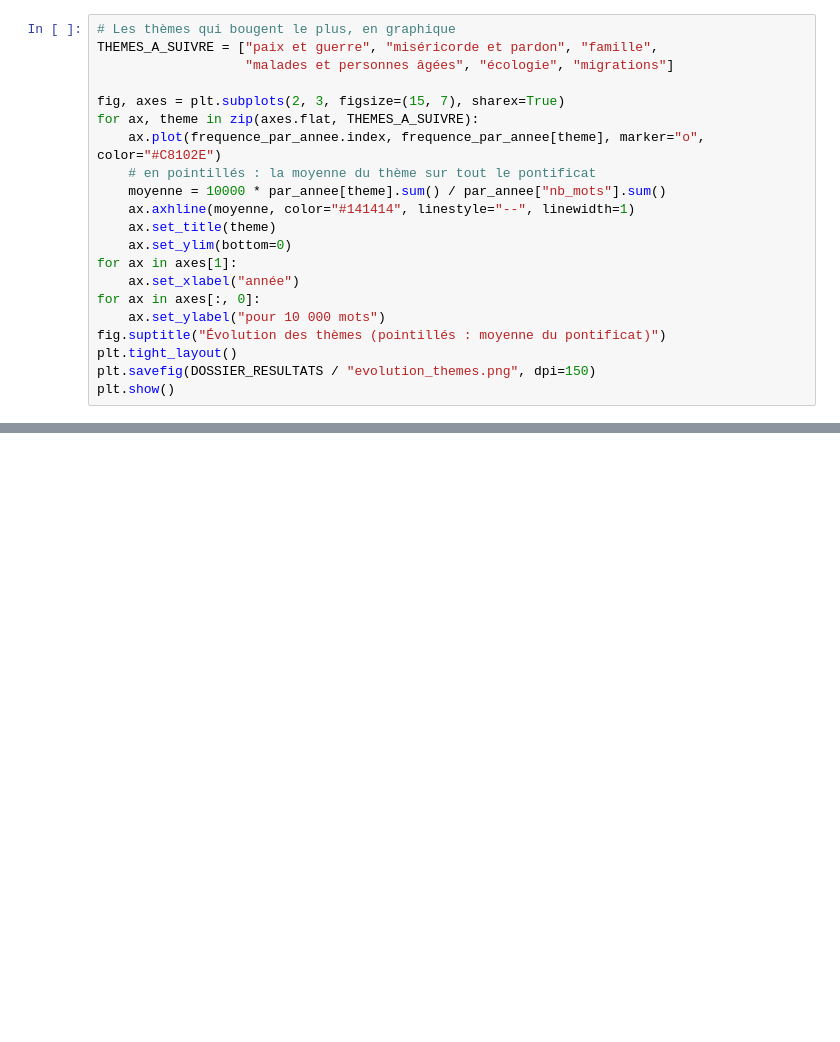
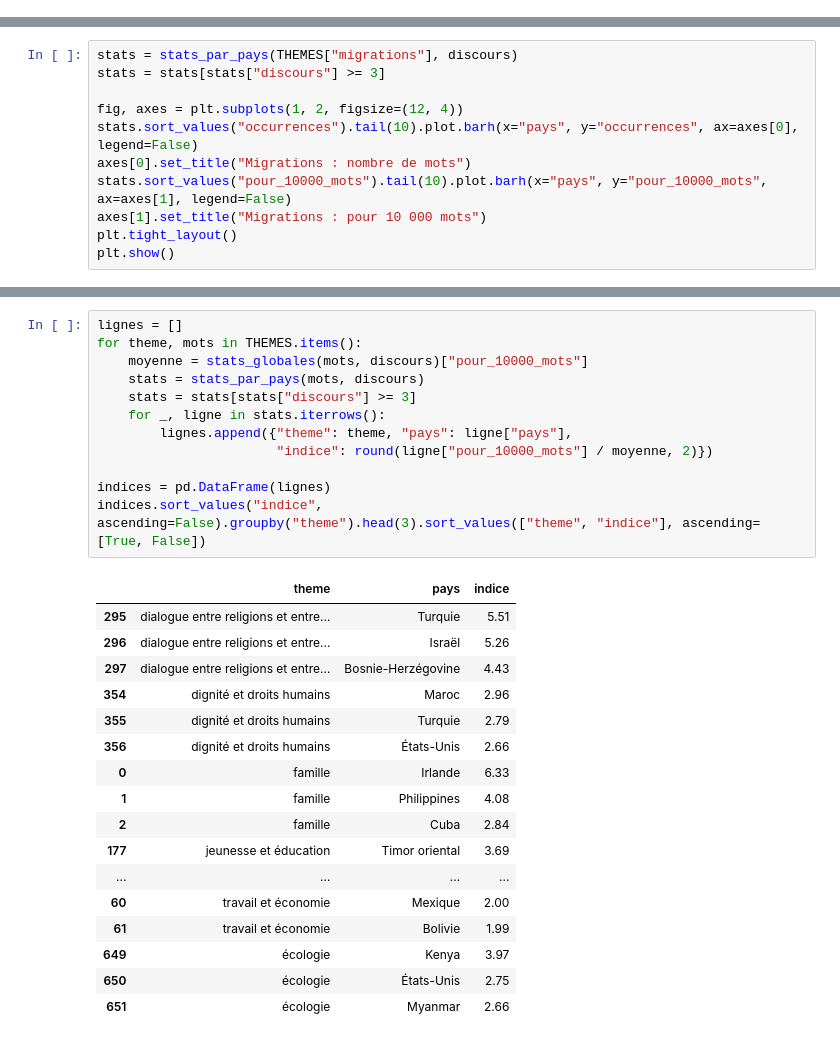
Before and after one commit to arthurdrk/projet-discours, a Jupyter notebook: main.ipynb, the cells around one changed output, grey strips where cells are left out. Saved outputs shown, nothing was run; the diff lists cells and outputs as text; blank space fills up the shorter version.

```diff
--- a/main.ipynb
+++ b/main.ipynb
@@ -575,21 +0,0 @@ frequence_par_annee.T   # une ligne par thème, une colonne par année
-# %%
-# Les thèmes qui bougent le plus, en graphique
-THEMES_A_SUIVRE = ["paix et guerre", "miséricorde et pardon", "famille",
-                   "malades et personnes âgées", "écologie", "migrations"]
-
-fig, axes = plt.subplots(2, 3, figsize=(15, 7), sharex=True)
-for ax, theme in zip(axes.flat, THEMES_A_SUIVRE):
-    ax.plot(frequence_par_annee.index, frequence_par_annee[theme], marker="o", color="#C8102E")
-    # en pointillés : la moyenne du thème sur tout le pontificat
-    moyenne = 10000 * par_annee[theme].sum() / par_annee["nb_mots"].sum()
-    ax.axhline(moyenne, color="#141414", linestyle="--", linewidth=1)
-    ax.set_title(theme)
-    ax.set_ylim(bottom=0)
-for ax in axes[1]:
-    ax.set_xlabel("année")
-for ax in axes[:, 0]:
-    ax.set_ylabel("pour 10 000 mots")
-fig.suptitle("Évolution des thèmes (pointillés : moyenne du pontificat)")
-plt.tight_layout()
-plt.savefig(DOSSIER_RESULTATS / "evolution_themes.png", dpi=150)
-plt.show()
@@ -698,0 +125,11 @@ ne joue un rôle propre que pour la paix et le dialogue interreligieux, dans les
+# %%
+stats = stats_par_pays(THEMES["migrations"], discours)
+stats = stats[stats["discours"] >= 3]
+
+fig, axes = plt.subplots(1, 2, figsize=(12, 4))
+stats.sort_values("occurrences").tail(10).plot.barh(x="pays", y="occurrences", ax=axes[0], legend=False)
+axes[0].set_title("Migrations : nombre de mots")
+stats.sort_values("pour_10000_mots").tail(10).plot.barh(x="pays", y="pour_10000_mots", ax=axes[1], legend=False)
+axes[1].set_title("Migrations : pour 10 000 mots")
+plt.tight_layout()
+plt.show()
@@ -698,0 +142,30 @@ ne joue un rôle propre que pour la paix et le dialogue interreligieux, dans les
+# %%
+lignes = []
+for theme, mots in THEMES.items():
+    moyenne = stats_globales(mots, discours)["pour_10000_mots"]
+    stats = stats_par_pays(mots, discours)
+    stats = stats[stats["discours"] >= 3]
+    for _, ligne in stats.iterrows():
+        lignes.append({"theme": theme, "pays": ligne["pays"],
+                       "indice": round(ligne["pour_10000_mots"] / moyenne, 2)})
+
+indices = pd.DataFrame(lignes)
+indices.sort_values("indice", ascending=False).groupby("theme").head(3).sort_values(["theme", "indice"], ascending=[True, False])
+# %% [output]
+|  | theme | pays | indice |
+| 295 | dialogue entre religions et entre... | Turquie | 5.51 |
+| 296 | dialogue entre religions et entre... | Israël | 5.26 |
+| 297 | dialogue entre religions et entre... | Bosnie-Herzégovine | 4.43 |
+| 354 | dignité et droits humains | Maroc | 2.96 |
+| 355 | dignité et droits humains | Turquie | 2.79 |
+| 356 | dignité et droits humains | États-Unis | 2.66 |
+| 0 | famille | Irlande | 6.33 |
+| 1 | famille | Philippines | 4.08 |
+| 2 | famille | Cuba | 2.84 |
+| 177 | jeunesse et éducation | Timor oriental | 3.69 |
+| ... | ... | ... | ... |
+| 60 | travail et économie | Mexique | 2.00 |
+| 61 | travail et économie | Bolivie | 1.99 |
+| 649 | écologie | Kenya | 3.97 |
+| 650 | écologie | États-Unis | 2.75 |
+| 651 | écologie | Myanmar | 2.66 |
```
Also changed, not shown: parts of 66 cells of this notebook, 6 other files.
